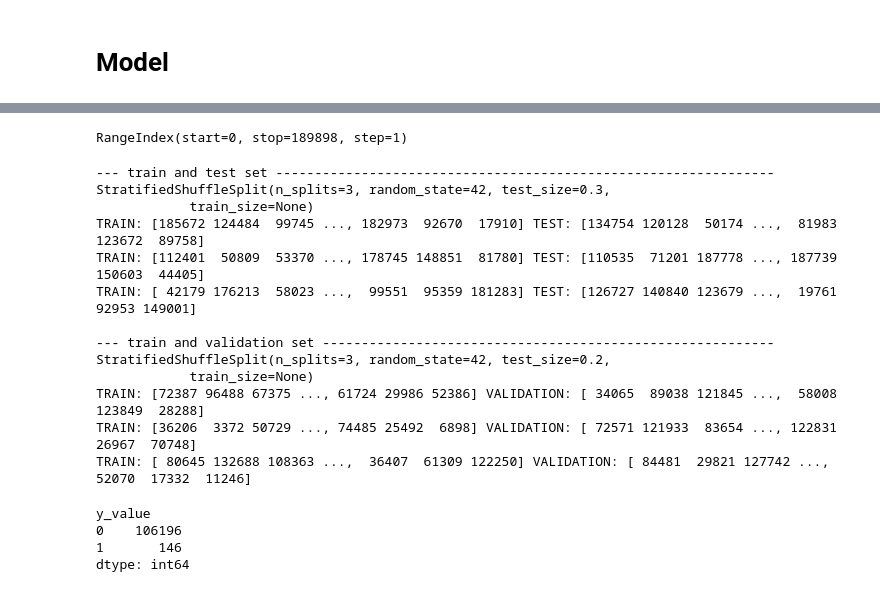
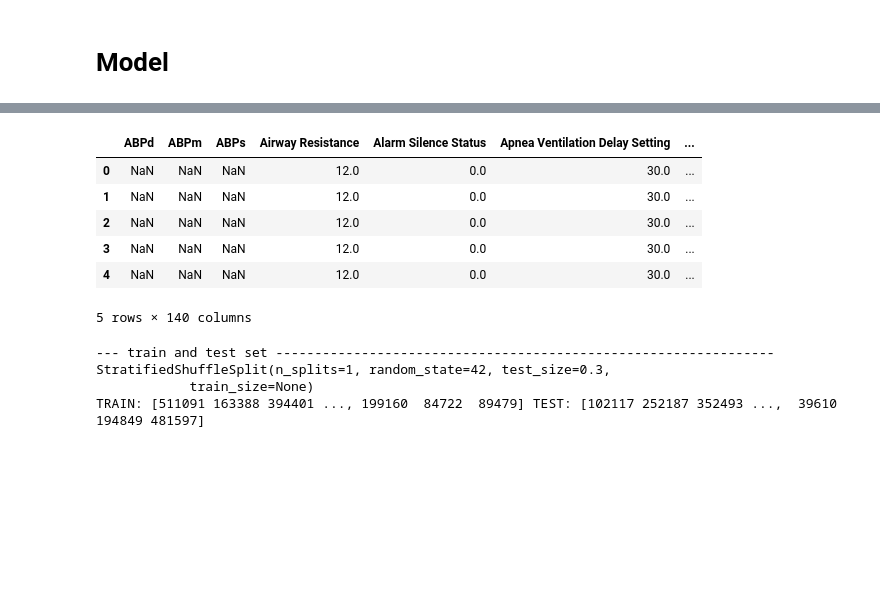
Before and after one commit to fooljames/ml-med, a Jupyter notebook: 2018.01.21.ipynb, the cells around one changed output, grey strips where cells are left out. Cells and saved outputs as stored; diff of their text form; code cells hidden in the pictures; blank space fills up the shorter version.

```diff
--- a/2018.01.21.ipynb
+++ b/2018.01.21.ipynb
@@ -214 +255,11 @@ from imblearn.under_sampling import RandomUnderSampler
+# %%
+data_2.head()
+# %% [output]
+|  | ABPd | ABPm | ABPs | Airway Resistance | Alarm Silence Status | Apnea Ventilation Delay Setting | ... |
+| 0 | NaN | NaN | NaN | 12.0 | 0.0 | 30.0 | ... |
+| 1 | NaN | NaN | NaN | 12.0 | 0.0 | 30.0 | ... |
+| 2 | NaN | NaN | NaN | 12.0 | 0.0 | 30.0 | ... |
+| 3 | NaN | NaN | NaN | 12.0 | 0.0 | 30.0 | ... |
+| 4 | NaN | NaN | NaN | 12.0 | 0.0 | 30.0 | ... |
+5 rows × 140 columns
 # %%
@@ -220,7 +271,3 @@ y_data = pd.DataFrame(data_2['y_value'])
-# %%
-y_data.index
-# %% [output]
-RangeIndex(start=0, stop=189898, step=1)
 # %%
 seed = 42
 test_size = 0.25
@@ -229,40 +276,24 @@ test_size = 0.25
 #                                                                            test_size = test_size,
 #                                                                            random_state = seed)
 print('--- train and test set ----------------------------------------------------------------')
-sss = StratifiedShuffleSplit(n_splits = 3, test_size = 0.3, random_state = seed)
+sss = StratifiedShuffleSplit(n_splits = 1, test_size = 0.3, random_state = seed)
 print(sss)
 for train_index, test_index in sss.split(x_data, y_data):
     print("TRAIN:", train_index, "TEST:", test_index)
-    x_train1, x_test = x_data.iloc[train_index], x_data.iloc[test_index]
-    y_train1, y_test = y_data.iloc[train_index], y_data.iloc[test_index]
+    x_train, x_test = x_data[train_index], x_data[test_index]
+    y_train, y_test = y_data[train_index], y_data[test_index]
 
-print('')
-print('--- train and validation set ----------------------------------------------------------')
+# print('')
+# print('--- train and validation set ----------------------------------------------------------')
 
-sss = StratifiedShuffleSplit(n_splits = 3, test_size = 0.2, random_state = seed)
-print(sss)
-for train_index, validation_index in sss.split(x_train1, y_train1):
-    print("TRAIN:", train_index, "VALIDATION:", validation_index)
-    x_train, x_validation = x_train1.iloc[train_index], x_train1.iloc[validation_index]
-    y_train, y_validation = y_train1.iloc[train_index], y_train1.iloc[validation_index]
+# sss = StratifiedShuffleSplit(n_splits = 3, test_size = 0.2, random_state = seed)
+# print(sss)
+# for train_index, validation_index in sss.split(x_train1, y_train1):
+#     print("TRAIN:", train_index, "VALIDATION:", validation_index)
+#     x_train, x_validation = x_train1.iloc[train_index], x_train1.iloc[validation_index]
+#     y_train, y_validation = y_train1.iloc[train_index], y_train1.iloc[validation_index]
 # %% [output]
 --- train and test set ----------------------------------------------------------------
-StratifiedShuffleSplit(n_splits=3, random_state=42, test_size=0.3,
+StratifiedShuffleSplit(n_splits=1, random_state=42, test_size=0.3,
             train_size=None)
-TRAIN: [185672 124484  99745 ..., 182973  92670  17910] TEST: [134754 120128  50174 ...,  81983 123672  89758]
-TRAIN: [112401  50809  53370 ..., 178745 148851  81780] TEST: [110535  71201 187778 ..., 187739 150603  44405]
-TRAIN: [ 42179 176213  58023 ...,  99551  95359 181283] TEST: [126727 140840 123679 ...,  19761  92953 149001]
-
---- train and validation set ----------------------------------------------------------
-StratifiedShuffleSplit(n_splits=3, random_state=42, test_size=0.2,
-            train_size=None)
-TRAIN: [72387 96488 67375 ..., 61724 29986 52386] VALIDATION: [ 34065  89038 121845 ...,  58008 123849  28288]
-TRAIN: [36206  3372 50729 ..., 74485 25492  6898] VALIDATION: [ 72571 121933  83654 ..., 122831  26967  70748]
-TRAIN: [ 80645 132688 108363 ...,  36407  61309 122250] VALIDATION: [ 84481  29821 127742 ...,  52070  17332  11246]
+TRAIN: [511091 163388 394401 ..., 199160  84722  89479] TEST: [102117 252187 352493 ...,  39610 194849 481597]
-# %%
-y_train.groupby(['y_value']).size()
-# %% [output]
-y_value
-0    106196
-1       146
-dtype: int64
```
Also changed, not shown: parts of 18 cells of this notebook.
